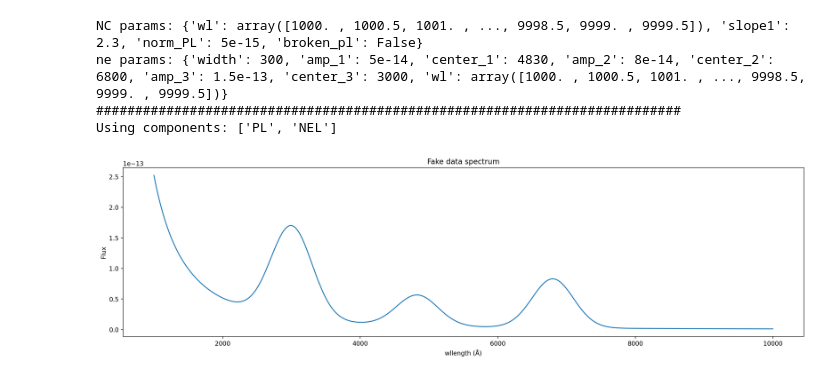
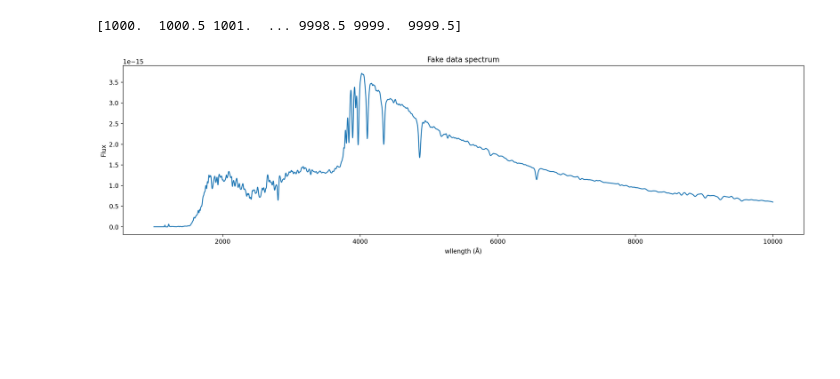
Before and after one commit to jotaylor/SPAMM, a Jupyter notebook: examples/combined_example.ipynb, the cells around one changed output. Drawn from its saved outputs; the diff is of its cells as text; code cells hidden in the pictures; blank space fills up the shorter version.

Commit message:
Refactor how params are stored

```diff
--- a/examples/combined_example.ipynb
+++ b/examples/combined_example.ipynb
@@ -26,10 +26,10 @@ TEST_wl = parse_pars()["testing"]
 wl = np.arange(TEST_wl["wl_min"], TEST_wl["wl_max"], TEST_wl["wl_step"])
 
 # These values were picked by hand to provide the most realistic power law.
-NC_PARAMS = {"wl": wl,
+PL_PARAMS = {"norm_PL": 5e-15,
              "slope1": 2.3,
-             "norm_PL": 5e-15,
-             "broken_pl": False}
+             "broken_pl": False,
+             "wl": wl}
 
 # The normalizations are drawn from a gaussian sample with mu=9.06e-15,
 # sigma=3.08946e-15 (from 0->template max flux). fe_width is halfway
@@ -52,9 +52,10 @@ BC_PARAMS = {"bc_norm": 3e-14,
              "wl": wl}
 
 # These values are just the midpoints of the parameter space in parameters.yaml
-HG_PARAMS = {"hg_norm_1": 3e-16,
+HG_PARAMS = {"hg_norm_1": 4e-16,
+             "hg_norm_2": 2e-16,
              "hg_stellar_disp": 515,
-             "no_templates": 1,
+             "no_templates": 2,
              "wl": wl}
 
 NEL_PARAMS = {"width": 300,
@@ -78,8 +79,8 @@ def generate_data(components=None, comp_params=None):
 
     for component in components:
         component = component.upper()
-        if component == "PL" or component == "NC":
-            comp_wl, comp_flux, comp_err, comp_p = run_nc.create_nc(comp_params["PL"])
+        if component == "PL":
+            comp_wl, comp_flux, comp_err, comp_p = run_pl.create_pl(comp_params["PL"])
             comp_names["PL"] = True
 
         elif component == "FE":
@@ -91,9 +92,9 @@ def generate_data(components=None, comp_params=None):
             comp_names["BC"] = True
             comp_names["BpC"] = True
 
-        elif component == "HG" or component == "HOST":
-            comp_wl, comp_flux, comp_err, comp_p = run_hg.create_hg(comp_params["HOST"])
-            comp_names["HOST"] = True
+        elif component == "HG" or component == "HG":
+            comp_wl, comp_flux, comp_err, comp_p = run_hg.create_hg(comp_params["HG"])
+            comp_names["HG"] = True
 
         elif component == "NEL":
             comp_wl, comp_flux, comp_err, comp_p = run_ne.create_ne(comp_params["NEL"])
@@ -108,27 +109,30 @@ def generate_data(components=None, comp_params=None):
     comb_flux = np.sum(all_fluxes, axis=0)
     comb_err = add_in_quadrature(all_errs)
 
-    print(f"{LINEOUT}\nUsing components: {components}")
+    #print(f"{LINEOUT}\nUsing components: {components}")
 
     return comb_wl, comb_flux, comb_err, all_fluxes, comp_names
 # %%
 components=["PL", "HG", "BC", "FE"]
-comp_params={"PL": NC_PARAMS, "HOST": HG_PARAMS, "BC": BC_PARAMS, "FE": FE_PARAMS}
+comp_params={"PL": PL_PARAMS, "HG": HG_PARAMS, "BC": BC_PARAMS, "FE": FE_PARAMS}
 
-components=["PL", "NEL"]
-comp_params={"PL": NC_PARAMS, "NEL": NEL_PARAMS}
+components=["PL", "BC"]
+comp_params={"PL": PL_PARAMS, "BC": BC_PARAMS}
+
+components=["HG"]
+comp_params={"HG": HG_PARAMS}
+
+#components=["PL"]
+#comp_params={"PL": PL_PARAMS}
 
 wl, flux, flux_err, all_fluxes, comp_names = generate_data(components=components, comp_params=comp_params)
 
 fig = plt.figure(figsize=(20,5))
 plt.plot(wl, flux)
 plt.title(f"Fake data spectrum")
 plt.xlabel("wllength (Å)")
 plt.ylabel("Flux");
 # %% [output]
-NC params: {'wl': array([1000. , 1000.5, 1001. , ..., 9998.5, 9999. , 9999.5]), 'slope1': 2.3, 'norm_PL': 5e-15, 'broken_pl': False}
-ne params: {'width': 300, 'amp_1': 5e-14, 'center_1': 4830, 'amp_2': 8e-14, 'center_2': 6800, 'amp_3': 1.5e-13, 'center_3': 3000, 'wl': array([1000. , 1000.5, 1001. , ..., 9998.5, 9999. , 9999.5])}
-###########################################################################
-Using components: ['PL', 'NEL']
+[1000.  1000.5 1001.  ... 9998.5 9999.  9999.5]
-[figure, old version]
+[figure, new version]
 # %%
```
Also changed, not shown: parts of 4 cells of this notebook, 21 other files.
